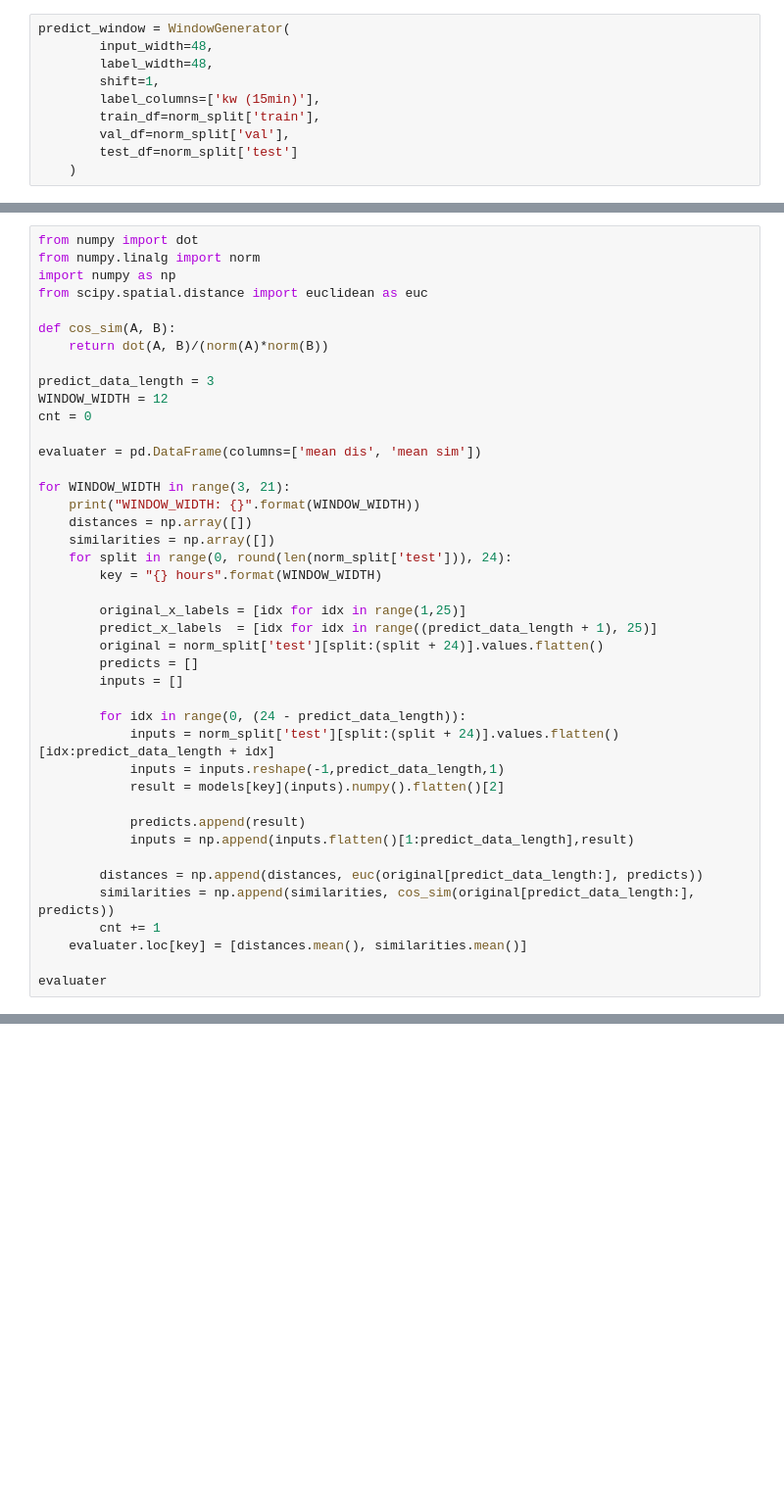
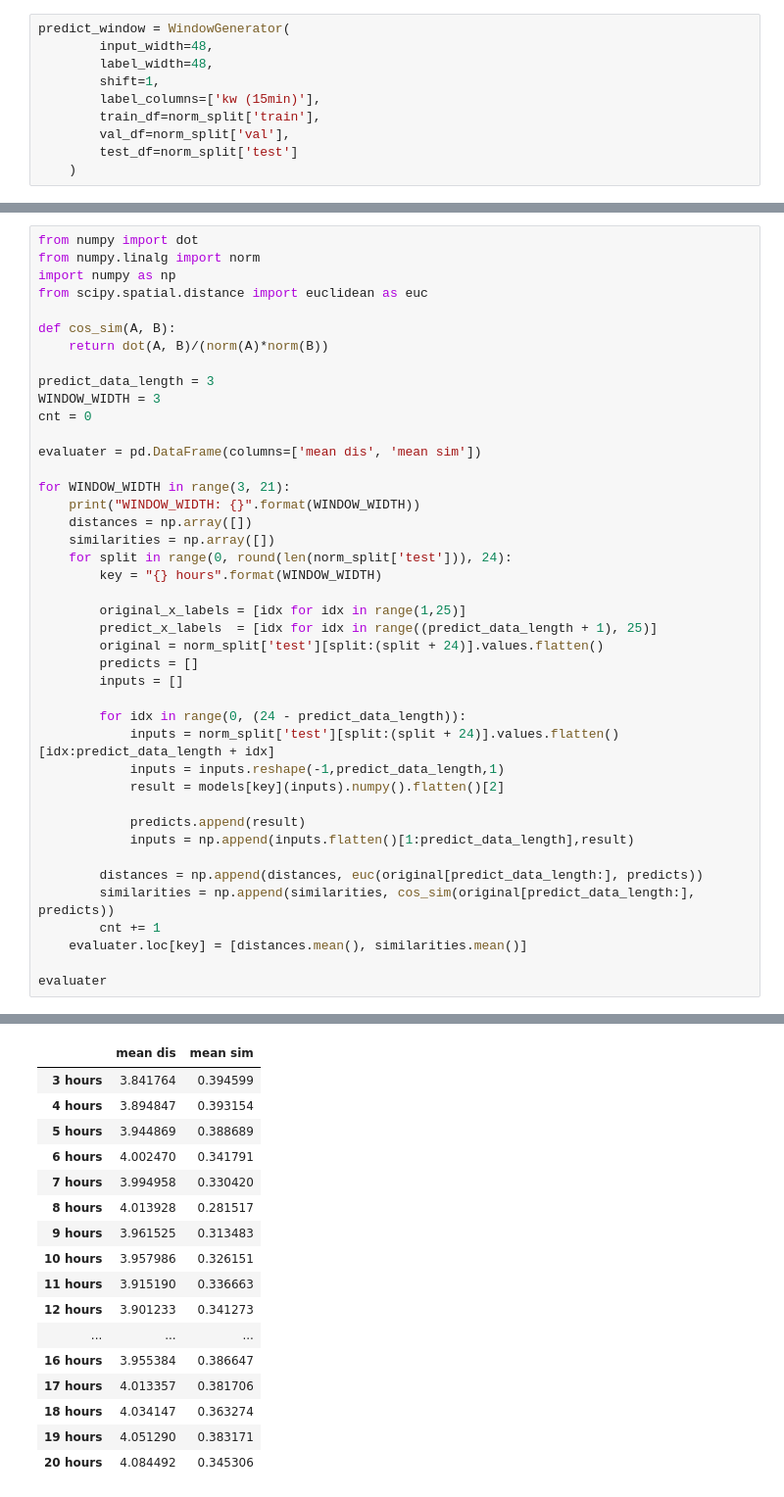
Before and after one commit to formegusto/study-timeseriesforecasting, a Jupyter notebook: Time Series Forecasting 정리 (TensorFlow Document).ipynb, the cells around one changed output, grey strips where cells are left out. Shown at 98% size. Cells and saved outputs as stored; diff of their text form; blank space fills up the shorter version.

```diff
--- a/Time Series Forecasting 정리 (TensorFlow Document).ipynb
+++ b/Time Series Forecasting 정리 (TensorFlow Document).ipynb
@@ -671,7 +758,7 @@ def cos_sim(A, B):
     return dot(A, B)/(norm(A)*norm(B))
 
 predict_data_length = 3
-WINDOW_WIDTH = 12
+WINDOW_WIDTH = 3
 cnt = 0
 
 evaluater = pd.DataFrame(columns=['mean dis', 'mean sim'])
@@ -703,3 +790,4 @@ for WINDOW_WIDTH in range(3, 21):
     evaluater.loc[key] = [distances.mean(), similarities.mean()]
 
 evaluater
+# %% [output]
@@ -706,2 +812,19 @@ evaluater
+|  | mean dis | mean sim |
+| 3 hours | 3.841764 | 0.394599 |
+| 4 hours | 3.894847 | 0.393154 |
+| 5 hours | 3.944869 | 0.388689 |
+| 6 hours | 4.002470 | 0.341791 |
+| 7 hours | 3.994958 | 0.330420 |
+| 8 hours | 4.013928 | 0.281517 |
+| 9 hours | 3.961525 | 0.313483 |
+| 10 hours | 3.957986 | 0.326151 |
+| 11 hours | 3.915190 | 0.336663 |
+| 12 hours | 3.901233 | 0.341273 |
+| ... | ... | ... |
+| 16 hours | 3.955384 | 0.386647 |
+| 17 hours | 4.013357 | 0.381706 |
+| 18 hours | 4.034147 | 0.363274 |
+| 19 hours | 4.051290 | 0.383171 |
+| 20 hours | 4.084492 | 0.345306 |
 # %%
 evaluater.sort_values(['mean dis', 'mean sim'], ascending=[True, False])
```
Also changed, not shown: parts of 23 cells of this notebook, 4 other files.
